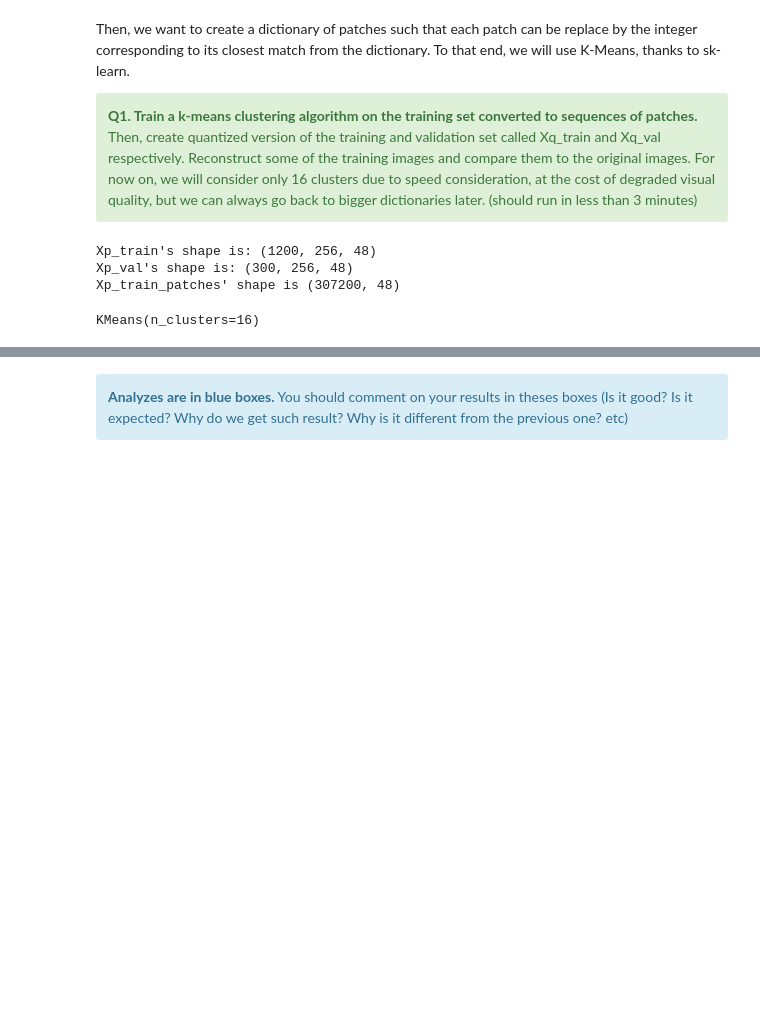
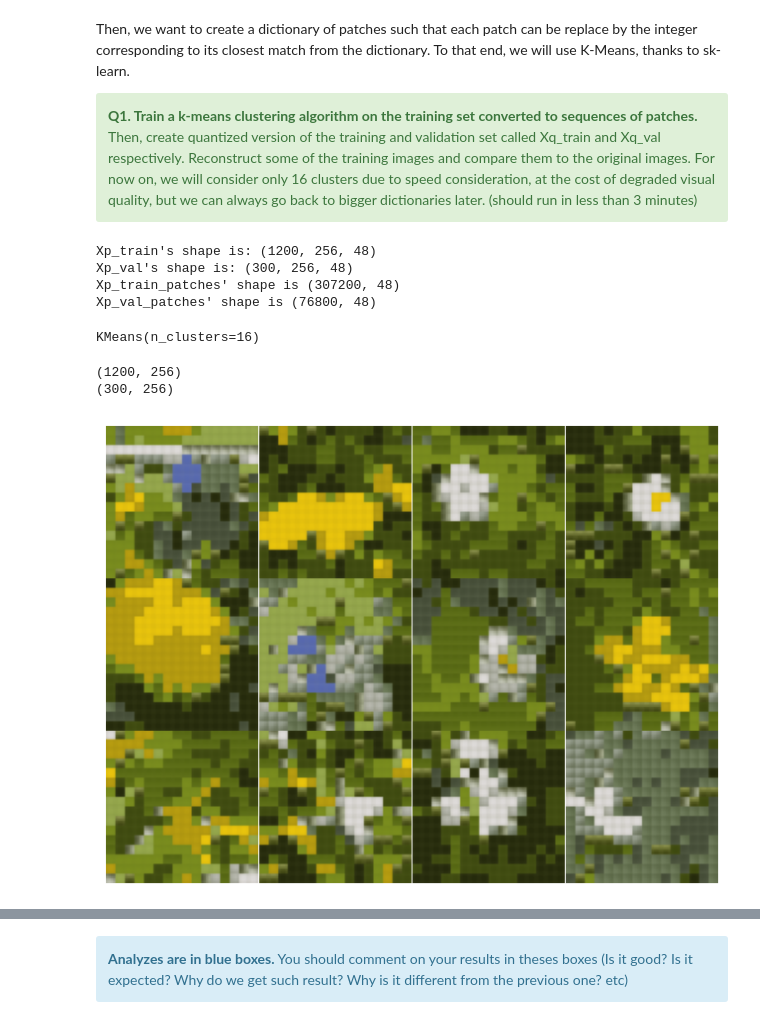
Before and after one commit to AdambHatim/TP4_ML, a Jupyter notebook: TP_AR_prediction.ipynb, the cells around one changed output, grey strips where cells are left out. Saved outputs shown, nothing was run; the diff lists cells and outputs as text; code cells hidden in the pictures; blank space fills up the shorter version.

```diff
--- a/TP_AR_prediction.ipynb
+++ b/TP_AR_prediction.ipynb
@@ -80,11 +80,14 @@ print(f"Xp_train's shape is: {Xp_train.shape}")
 print(f"Xp_val's shape is: {Xp_val.shape}")
 
 Xp_train_patches = Xp_train.reshape(Xp_train.shape[0]*Xp_train.shape[1], 48)
+Xp_val_patches = Xp_val.reshape(Xp_val.shape[0]*Xp_val.shape[1], 48)
 print(f"Xp_train_patches' shape is {Xp_train_patches.shape}")
+print(f"Xp_val_patches' shape is {Xp_val_patches.shape}")
 # %% [output]
 Xp_train's shape is: (1200, 256, 48)
 Xp_val's shape is: (300, 256, 48)
 Xp_train_patches' shape is (307200, 48)
+Xp_val_patches' shape is (76800, 48)
 # %%
 from sklearn.cluster import KMeans
 kmeans = KMeans(n_clusters=n_clusters)
@@ -92,5 +95,39 @@ kmeans.fit(Xp_train_patches)
 # %% [output]
 KMeans(n_clusters=16)
 # %%
-num_samples, patches, d = Xp_train.shape
-Xq_train = kmeans.predict(Xp_train_patches).reshape(num_samples, patches)
+# Xq_train
+num_samples_train, patches_train, d = Xp_train.shape
+Xq_train = kmeans.predict(Xp_train_patches).reshape(num_samples_train, patches_train)
+print(Xq_train.shape)
+
+#Xq_val
+num_samples_val, patches_val, d = Xp_val.shape
+Xq_val = kmeans.predict(Xp_val_patches).reshape(num_samples_val, patches_val)
+print(Xq_val.shape)
+
+
+def reconstruct_from_tokens(X_quantized, centroids):
+    patches = centroids[X_quantized]  # shape: (N, 256, 48)
+    imgs = patches_to_image(patches)  # shape: (N, 64, 64, 3)
+    imgs = (imgs + 1.0) / 2.0
+    return imgs
+
+
+centroids = kmeans.cluster_centers_
+imgs_train = reconstruct_from_tokens(Xq_train, centroids)
+fig, axes = plt.subplots(3, 4, figsize=(8, 6))
+# Remove space between subplots
+plt.subplots_adjust(wspace=0, hspace=0)
+
+for i in range(12):
+    row = i // 4
+    col = i % 4
+    ax = axes[row, col]
+    ax.imshow(imgs_train[i])
+    ax.axis("off")
+
+plt.show()
+# %% [output]
+(1200, 256)
+(300, 256)
+[figure, added]
```
Also changed, not shown: parts of 16 cells of this notebook.
